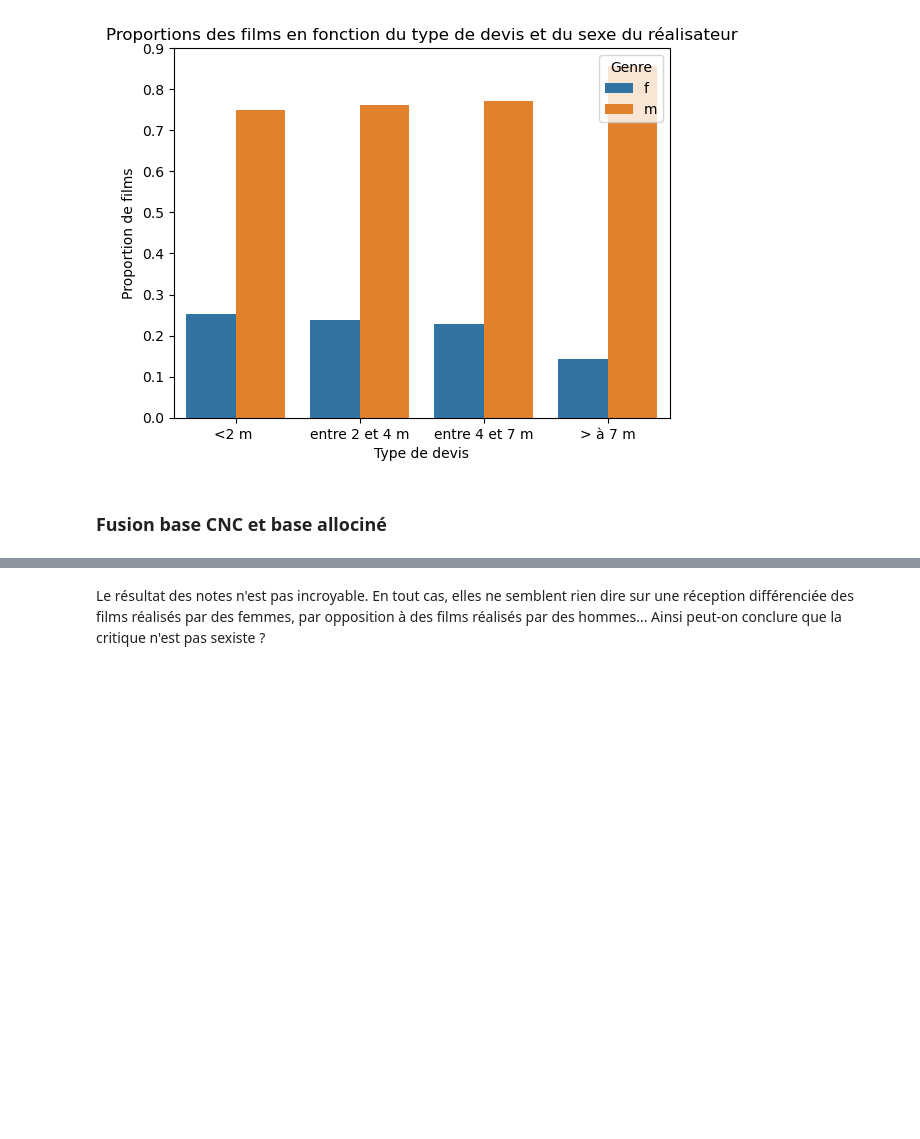
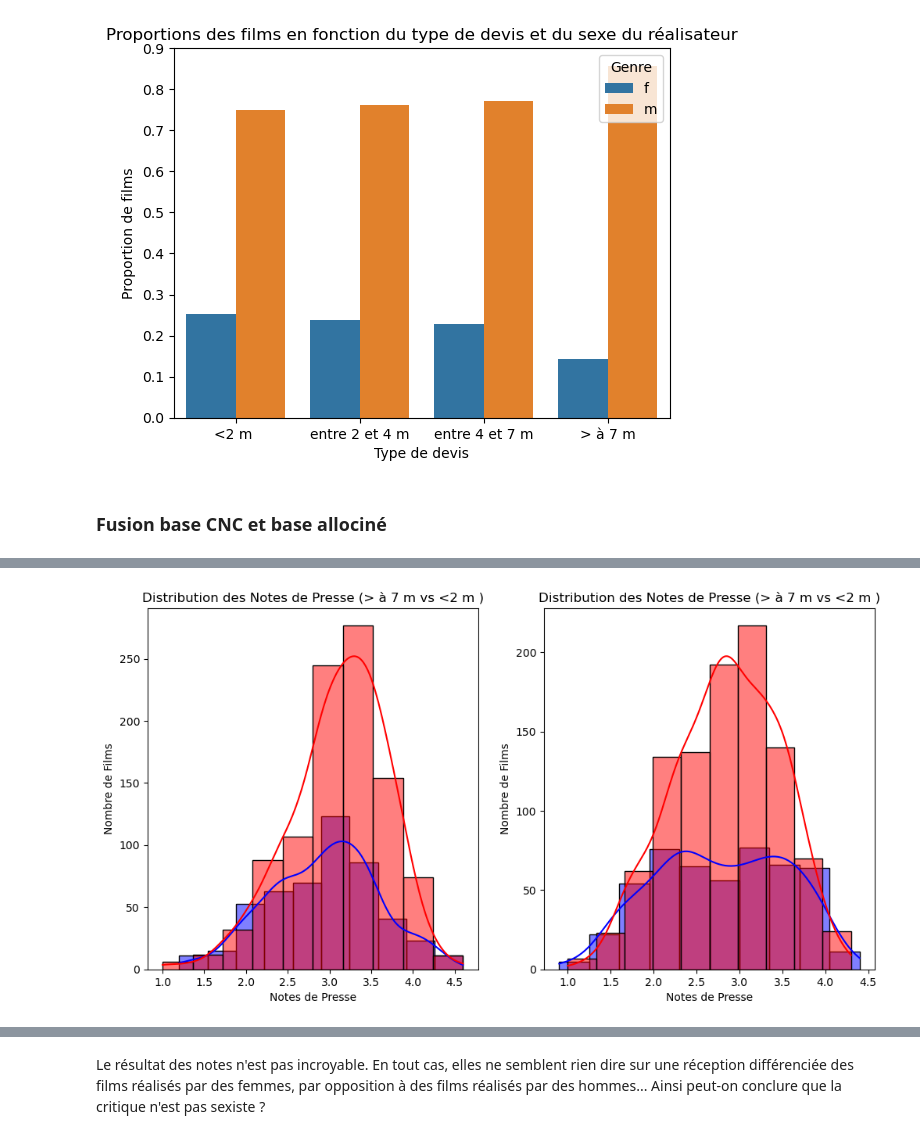
Before and after one commit to Clement-Dn/Projet_Cin-, a Jupyter notebook: Rapport_Projet_Cinema.ipynb, the cells around one changed output, grey strips where cells are left out. Saved outputs shown, nothing was run; the diff lists cells and outputs as text; code cells hidden in the pictures; blank space fills up the shorter version.

```diff
--- a/Rapport_Projet_Cinema.ipynb
+++ b/Rapport_Projet_Cinema.ipynb
@@ -469,0 +457,28 @@ base_cnc_agregee_moyennes
+# %%
+
+
+def histogramme_devis(dataframe, categorie1, categorie2) :
+ fig, axes = plt.subplots(1,2, figsize=(12, 6))
+
+ dataframe = dataframe[dataframe['type_de_devis'].isin([categorie1, categorie2])]
+ sns.histplot(dataframe[dataframe["type_de_devis"]== categorie1], x='press_rating', color='blue', kde=True, stat='count', label=categorie1, bins=10, alpha=0.5, ax = axes[0])
+ sns.histplot(dataframe[dataframe["type_de_devis"]== categorie2], x='press_rating', color='red', kde=True, stat='count', label=categorie2, bins=10, alpha=0.5, ax = axes[0])
+
+ axes[0].set_title(f'Distribution des Notes de Presse ({categorie1} vs {categorie2})')
+ axes[0].set_xlabel('Notes de Presse')
+ axes[0].set_ylabel('Nombre de Films')
+#  axes[0].set_legend(title='Type de Devis')
+
+
+ sns.histplot(dataframe[dataframe["type_de_devis"]== categorie1], x='spectators_rating', color='blue', kde=True, stat='count', label=categorie1, bins=10, alpha=0.5, ax = axes[1])
+ sns.histplot(dataframe[dataframe["type_de_devis"]== categorie2], x='spectators_rating', color='red', kde=True, stat='count', label=categorie2, bins=10, alpha=0.5, ax = axes[1])
+
+ axes[1].set_title(f'Distribution des Notes de Presse ({categorie1} vs {categorie2})')
+ axes[1].set_xlabel('Notes de Presse')
+ axes[1].set_ylabel('Nombre de Films')
+#  axes[1].set_legend(title='Type de Devis')
+
+
+histogramme_devis(base_cnc_agregee, "> à 7 m", "<2 m " )
+# %% [output]
+[figure, added]
```
Also changed, not shown: parts of 17 cells of this notebook.
